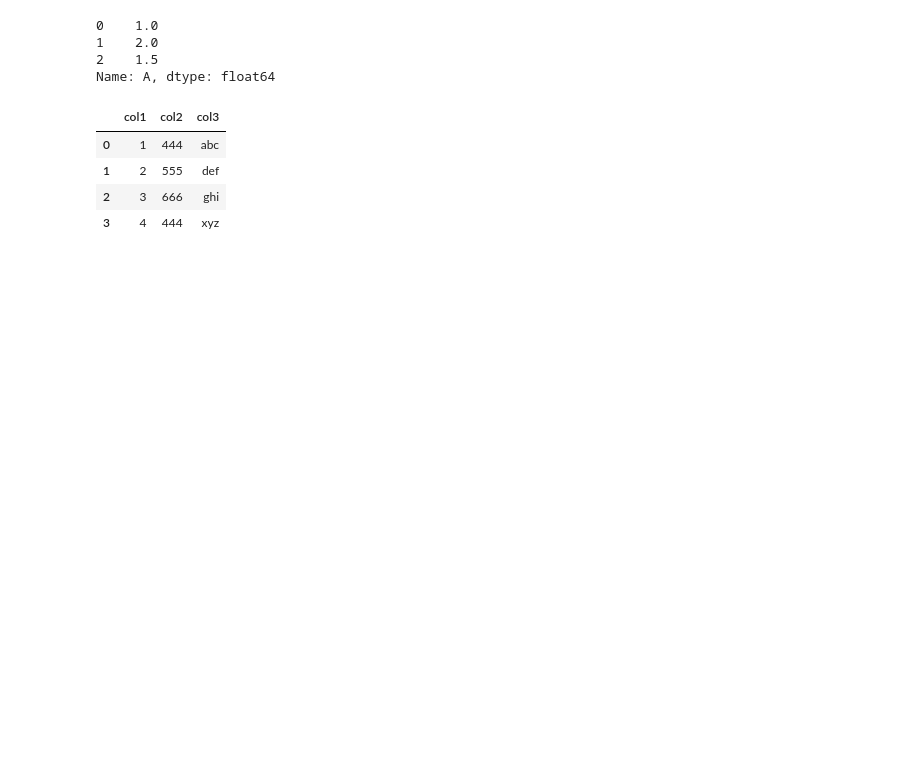
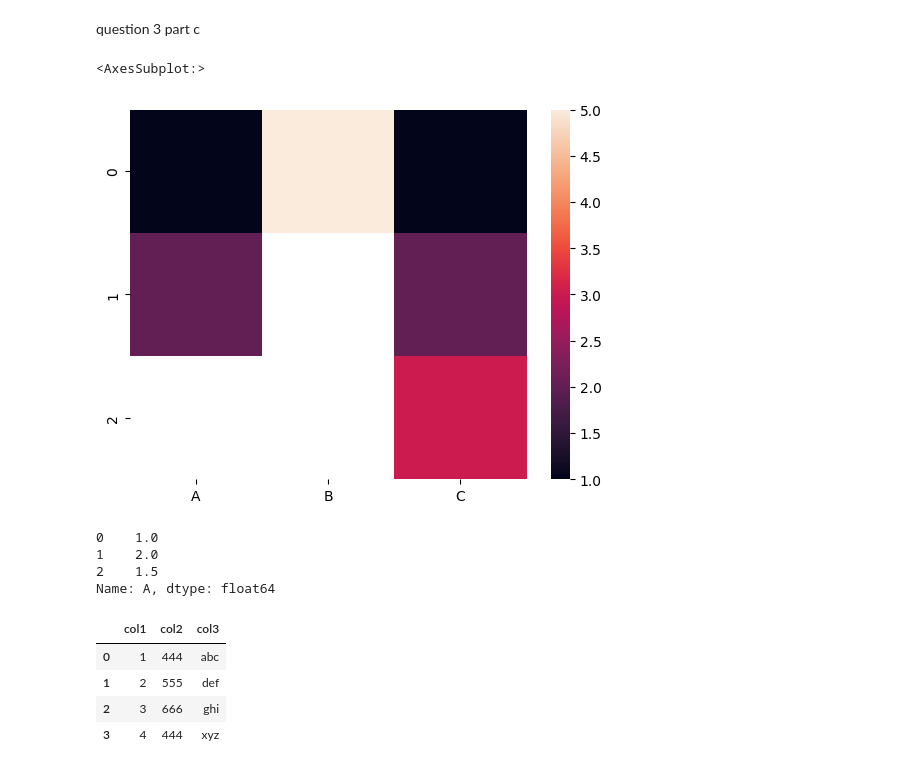
Before and after one commit to Gaurav065/Python, a Jupyter notebook: EDA/class_4.ipynb, the cells around one changed output. Cells and saved outputs as stored; diff of their text form; code cells hidden in the pictures; blank space fills up the shorter version.

```diff
--- a/EDA/class_4.ipynb
+++ b/EDA/class_4.ipynb
@@ -6,5 +5,12 @@ from numpy.random import randn
+# %% [markdown]
+question 3 part c
 # %%
 df = pd.DataFrame({'A':[1,2,np.nan],'B':[5,np.nan,np.nan],'C':[1,2,3]})
+# %%
+sns.heatmap(df)
+# %% [output]
+<AxesSubplot:>
+[figure, added]
 # %%
 df['A'].fillna(value=df['A'].mean())
 # %% [output]
```
Also changed, not shown: parts of 3 cells of this notebook, 12 other files.
